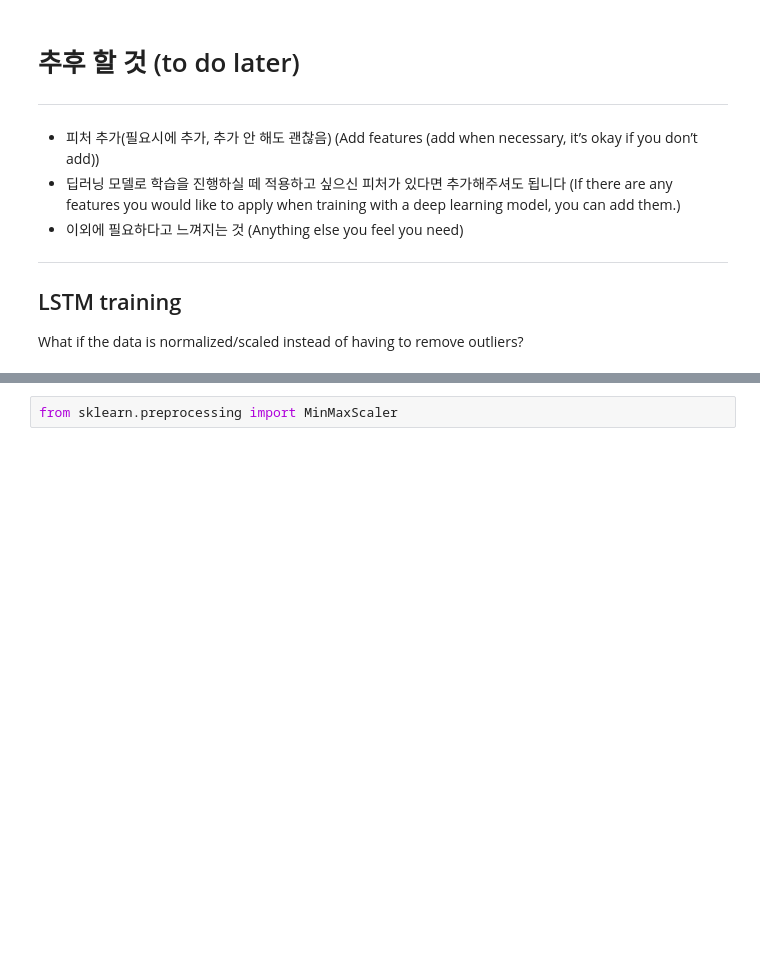
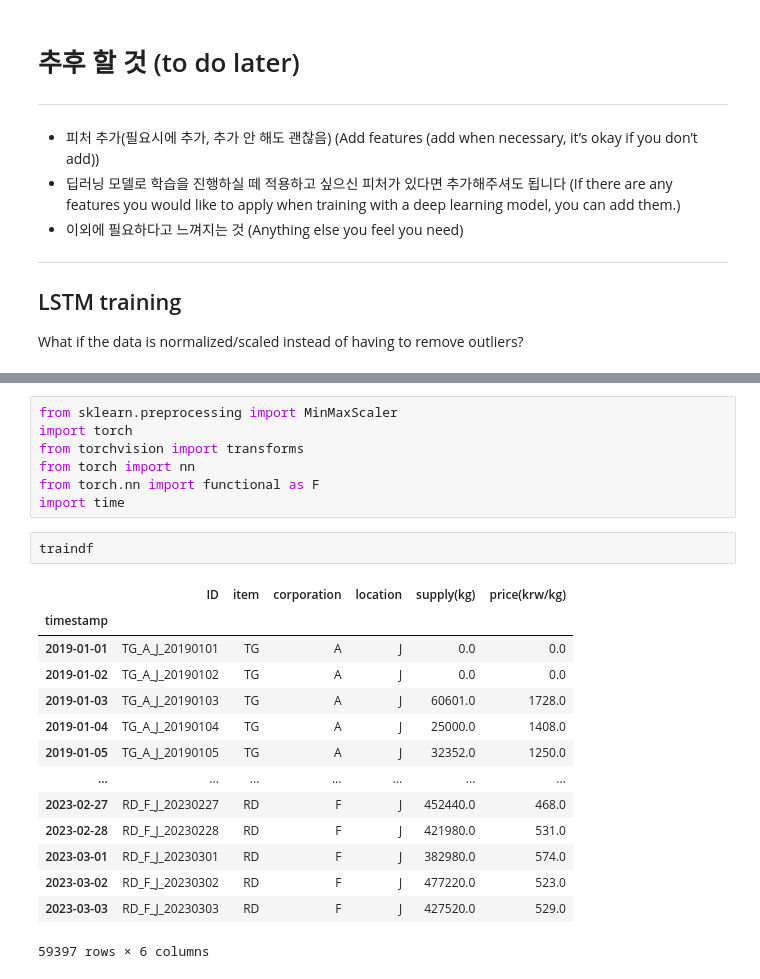
Before and after one commit to albas99/timeseriesdata, a Jupyter notebook: forecast.ipynb, the cells around one changed output, grey strips where cells are left out. Drawn from its saved outputs; the diff is of its cells as text; blank space fills up the shorter version.

```diff
--- a/forecast.ipynb
+++ b/forecast.ipynb
@@ -428,2 +439,24 @@ graph(df_bc)
 # %%
 from sklearn.preprocessing import MinMaxScaler
+import torch
+from torchvision import transforms
+from torch import nn
+from torch.nn import functional as F
+import time
+# %%
+traindf
+# %% [output]
+|  | ID | item | corporation | location | supply(kg) | price(krw/kg) |
+| timestamp |  |  |  |  |  |  |
+| 2019-01-01 | TG_A_J_20190101 | TG | A | J | 0.0 | 0.0 |
+| 2019-01-02 | TG_A_J_20190102 | TG | A | J | 0.0 | 0.0 |
+| 2019-01-03 | TG_A_J_20190103 | TG | A | J | 60601.0 | 1728.0 |
+| 2019-01-04 | TG_A_J_20190104 | TG | A | J | 25000.0 | 1408.0 |
+| 2019-01-05 | TG_A_J_20190105 | TG | A | J | 32352.0 | 1250.0 |
+| ... | ... | ... | ... | ... | ... | ... |
+| 2023-02-27 | RD_F_J_20230227 | RD | F | J | 452440.0 | 468.0 |
+| 2023-02-28 | RD_F_J_20230228 | RD | F | J | 421980.0 | 531.0 |
+| 2023-03-01 | RD_F_J_20230301 | RD | F | J | 382980.0 | 574.0 |
+| 2023-03-02 | RD_F_J_20230302 | RD | F | J | 477220.0 | 523.0 |
+| 2023-03-03 | RD_F_J_20230303 | RD | F | J | 427520.0 | 529.0 |
+59397 rows × 6 columns
```
Also changed, not shown: parts of 34 cells of this notebook.
